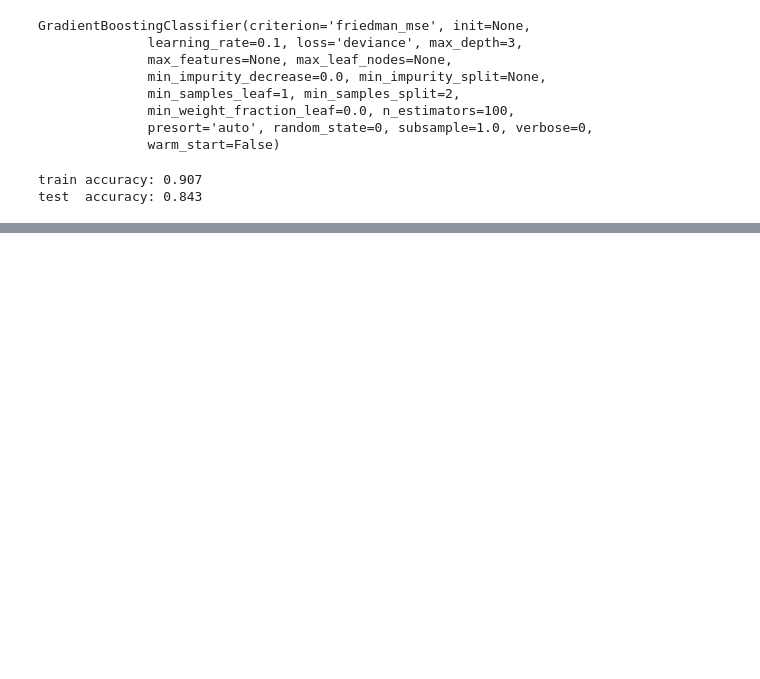
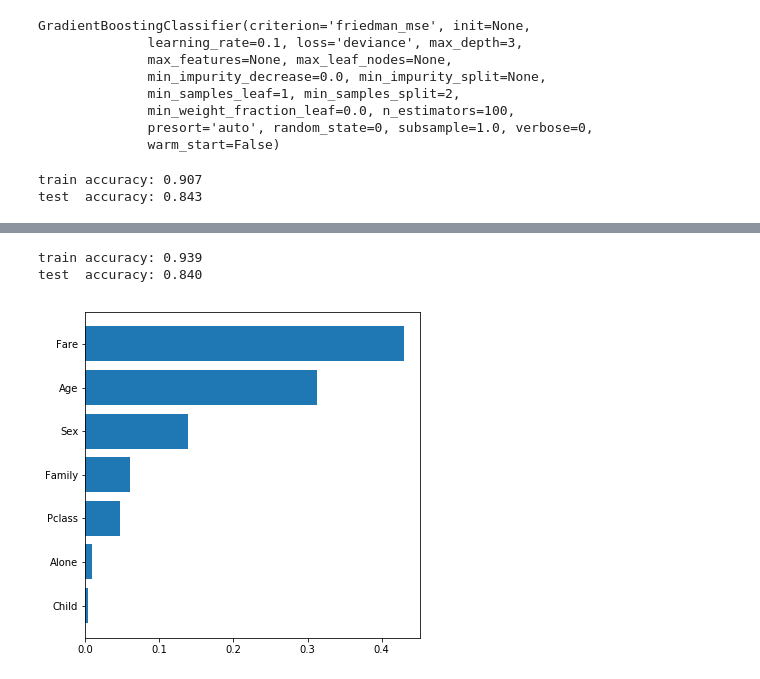
Before and after one commit to Masato-Akizaki/haitsclass, a Jupyter notebook: Titanic.ipynb, the cells around one changed output, grey strips where cells are left out. Cells and saved outputs as stored; diff of their text form; code cells hidden in the pictures; blank space fills up the shorter version.

```diff
--- a/Titanic.ipynb
+++ b/Titanic.ipynb
@@ -1123,0 +1257,14 @@ test  accuracy: 0.843
+# %%
+# 前処理6回目
+df1_6 = df1_5.drop(['C','Q','S','SibSp','Parch','Master','Miss','Mr','Mrs','Others'],axis=1)
+df2_6 = df2_5.drop(['C','Q','S','SibSp','Parch','Master','Miss','Mr','Mrs','Others'],axis=1)
+# %%
+X6 = df1_6.drop('Survived', axis=1)
+y6 = df1_6.Survived
+from sklearn.model_selection import train_test_split
+(X6_train, X6_test ,y6_train, y6_test) = train_test_split(X6, y6, test_size = 0.3, random_state = 0)
+# %%
+# ランダムフォレストによる学習
+from sklearn.ensemble import RandomForestClassifier
+rfc_6 = RandomForestClassifier(random_state=0, n_estimators=1000)
+rfc_6.fit(X6_train, y6_train)
@@ -1123,0 +1285,5 @@ test  accuracy: 0.843
+# %%
+# 勾配ブースティング木で学習させる
+from sklearn.ensemble import GradientBoostingClassifier
+gbct6 = GradientBoostingClassifier(random_state=0, max_depth=4, learning_rate=0.1)
+gbct6.fit(X6_train, y6_train)
@@ -1123,0 +1299,19 @@ test  accuracy: 0.843
+# %%
+# 正答率を出力
+print('train accuracy: %.3f' % gbct6.score(X6_train, y6_train))
+print('test  accuracy: %.3f' % gbct6.score(X6_test, y6_test))
+# %% [output]
+train accuracy: 0.939
+test  accuracy: 0.840
+# %%
+# 特徴量の重要度をグラフに出力
+features6 = X6_train.columns
+importances6 =gbct6.feature_importances_
+indices6 = np.argsort(importances6)
+
+plt.figure(figsize=(6,6))
+plt.barh(range(len(indices6)), importances6[indices6], align='center')
+plt.yticks(range(len(indices6)), features6[indices6])
+plt.show()
+# %% [output]
+[figure, added]
```
Also changed, not shown: parts of 25 cells of this notebook.
